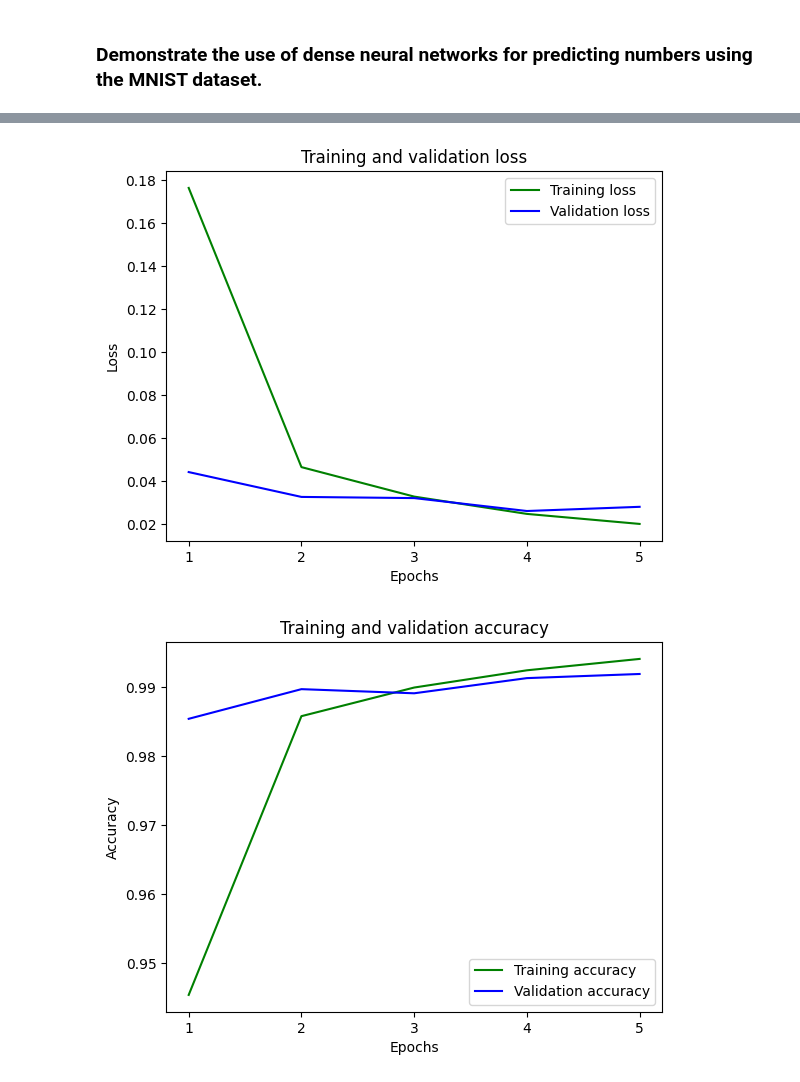
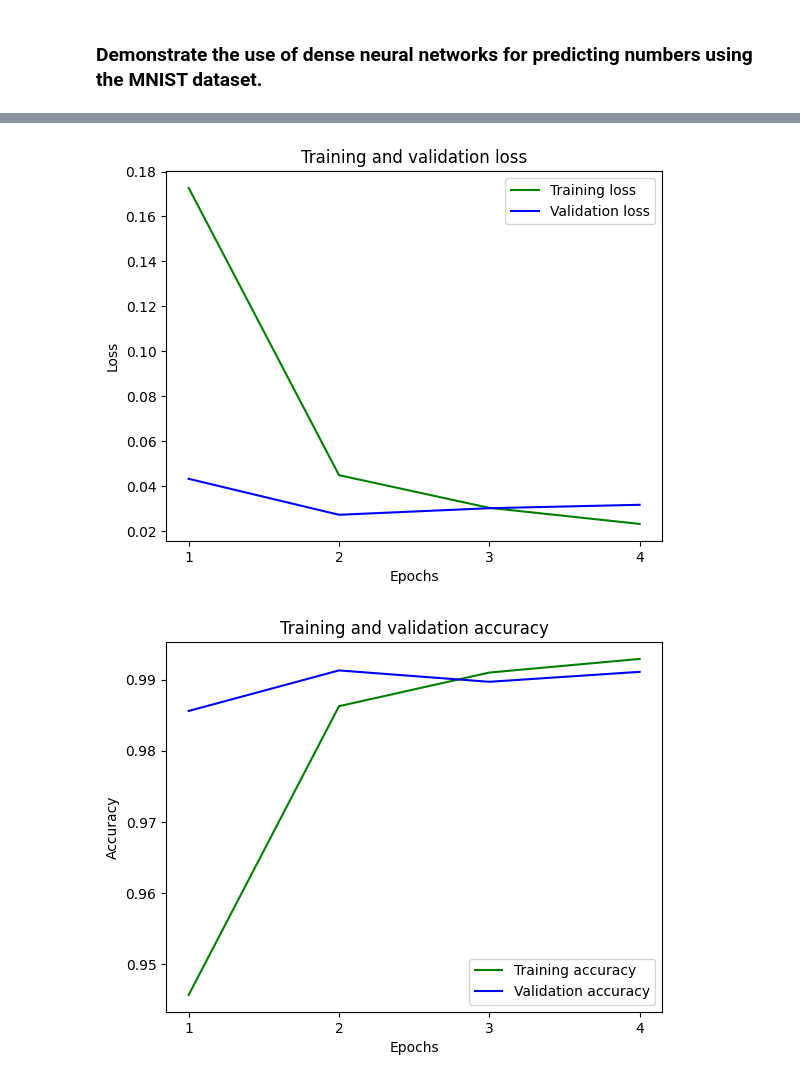
Before and after one commit to DusanPaal/data_analytics, a Jupyter notebook: mnist.ipynb, the cells around one changed output, grey strips where cells are left out. Drawn from its saved outputs; the diff is of its cells as text; code cells hidden in the pictures.

```diff
--- a/mnist.ipynb
+++ b/mnist.ipynb
@@ -106,10 +135,4 @@ Test loss: 0.0723 Test accuracy: 0.9919
 # %%
-import matplotlib.pyplot as plt
-from keras import models, layers
-from keras.datasets import mnist
-from keras.utils import to_categorical
-
-%matplotlib inline
 
 # load image data - 60.000 training set to 10.000 test set of handwritten digits
 (train_images, train_labels), (test_images, test_labels) = mnist.load_data()
@@ -134,7 +157,7 @@ model.add(layers.Conv2D(32, (3, 3), activation='relu')) # recognizes small local
 model.add(layers.MaxPooling2D((2, 2)))
 model.add(layers.Conv2D(64, (3, 3), activation='relu')) # recognizes larger patterns from prev layer
 model.add(layers.MaxPooling2D((2, 2)))
-model.add(layers.Conv2D(64, (3, 3), activation='relu')) # recognizes larger patterns from prev layer
+model.add(layers.Conv2D(96, (3, 3), activation='relu')) # recognizes larger patterns from prev layer
 
 # dense layers work with 1D tensors so
 # flatten the output of the last layer
@@ -155,7 +178,7 @@ model.compile(
 history = model.fit(
     train_images,
     train_labels,
-    epochs=5,
+    epochs=4,
     batch_size=64,
     validation_data=(
         test_images,
@@ -210,2 +231,2 @@ Test loss: 0.0281 Test accuracy: 0.9919
-[figure, old version]
+[figure, new version]
-[figure, old version]
+[figure, new version]
```
Also changed, not shown: parts of 4 cells of this notebook, 9 other files.
